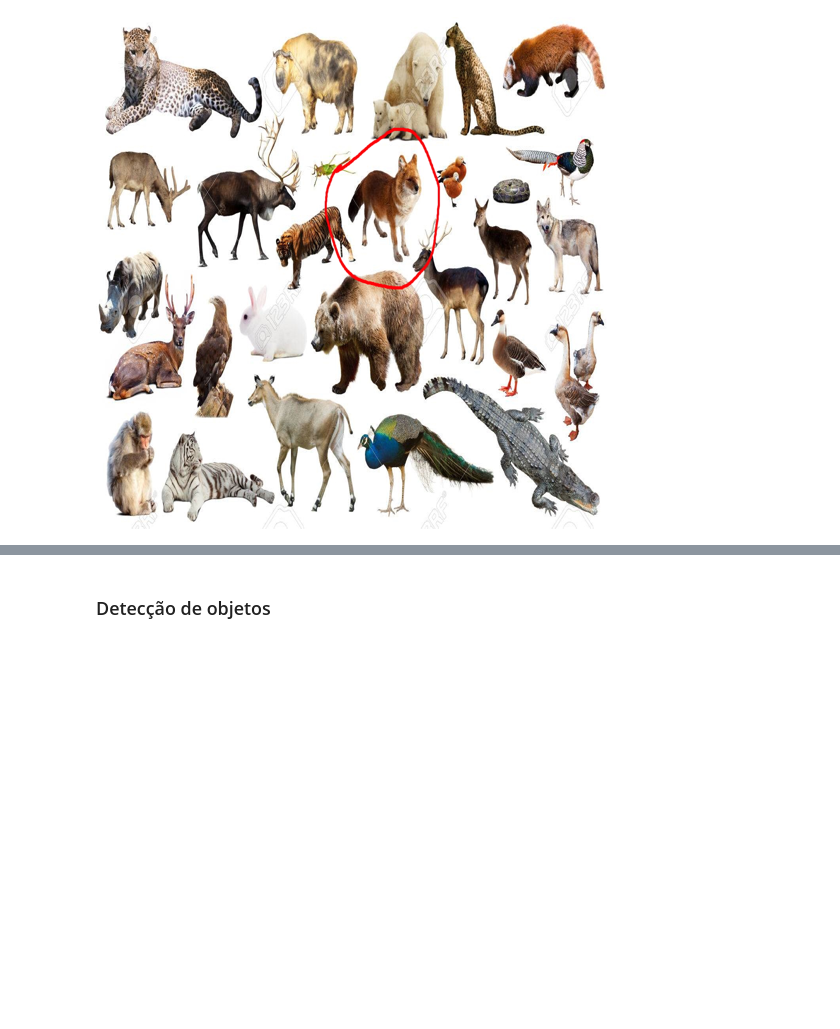
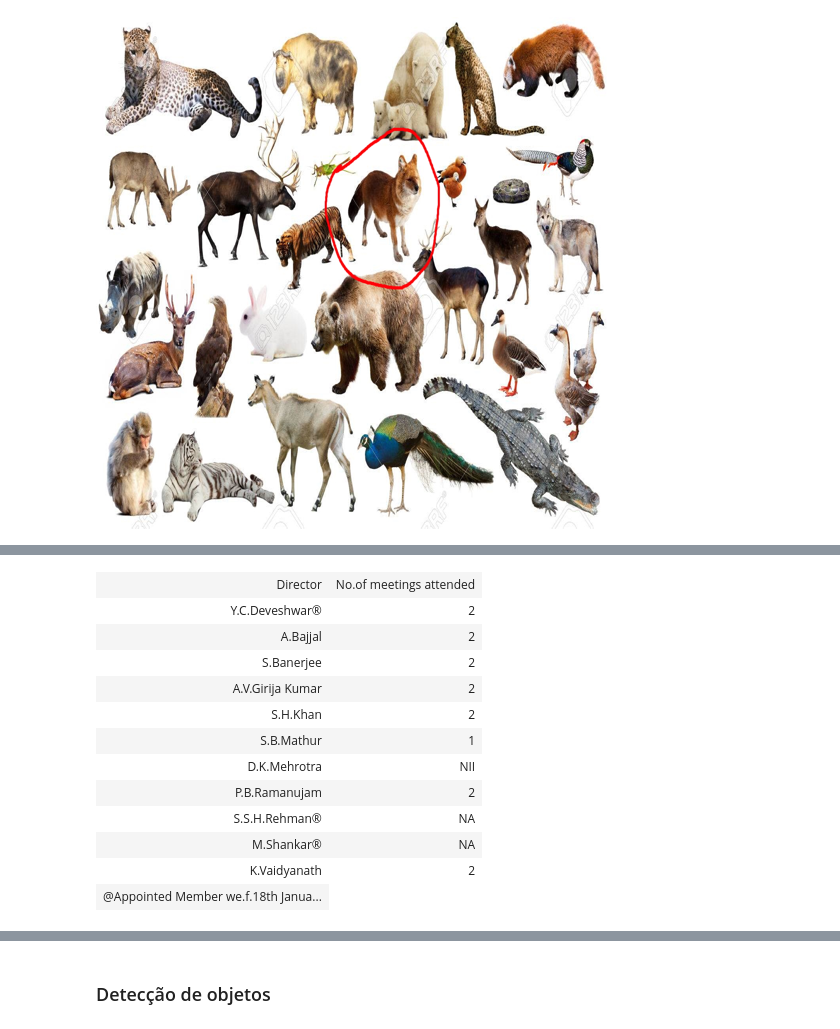
Before and after one commit to chcomin/curso-visao-computacional-2025, a Jupyter notebook: M11_modelos_de_visao_e_linguagem/3 - Aplicações interessantes de VLMs.ipynb, the cells around one changed output, grey strips where cells are left out. Saved outputs shown, nothing was run; the diff lists cells and outputs as text; code cells hidden in the pictures; blank space fills up the shorter version.

```diff
--- a/M11_modelos_de_visao_e_linguagem/3 - Aplicações interessantes de VLMs.ipynb
+++ b/M11_modelos_de_visao_e_linguagem/3 - Aplicações interessantes de VLMs.ipynb
@@ -49,12 +48,10 @@ img.resize((512, 512))
 # %% [output]
 [figure]
 # %%
-chat = Chat(model, processor)
-
-output, inputs = chat.query_model(
+chat.clear_history()
+output = chat.query_model(
     "What is the expiration date of this product?",
-    img,
-    return_inputs=True
+    img
     )
 print(output)
 # %% [output]
@@ -79,0 +82,28 @@ The animal in the red circle appears to be a fox, specifically a red fox (Vulpes
+# %%
+from IPython.display import HTML
+
+# OCR de documentos em geral precisam se alta resolução
+processor.image_processor.max_pixels = 4*256*28*28
+
+chat.clear_history()
+output = chat.query_model(
+    "Extract only the table on the left side of this document as html",
+    img,
+    max_new_tokens=512
+    )
+
+HTML("\n".join(output.split("\n")[1:-1]))
+# %% [output]
+| Director | No.of meetings attended |
+| Y.C.Deveshwar® | 2 |
+| A.Bajjal | 2 |
+| S.Banerjee | 2 |
+| A.V.Girija Kumar | 2 |
+| S.H.Khan | 2 |
+| S.B.Mathur | 1 |
+| D.K.Mehrotra | NII |
+| P.B.Ramanujam | 2 |
+| S.S.H.Rehman® | NA |
+| M.Shankar® | NA |
+| K.Vaidyanath | 2 |
+| @Appointed Member we.f.18th Janua... |
```
Also changed, not shown: parts of 13 cells of this notebook, 3 other files.
